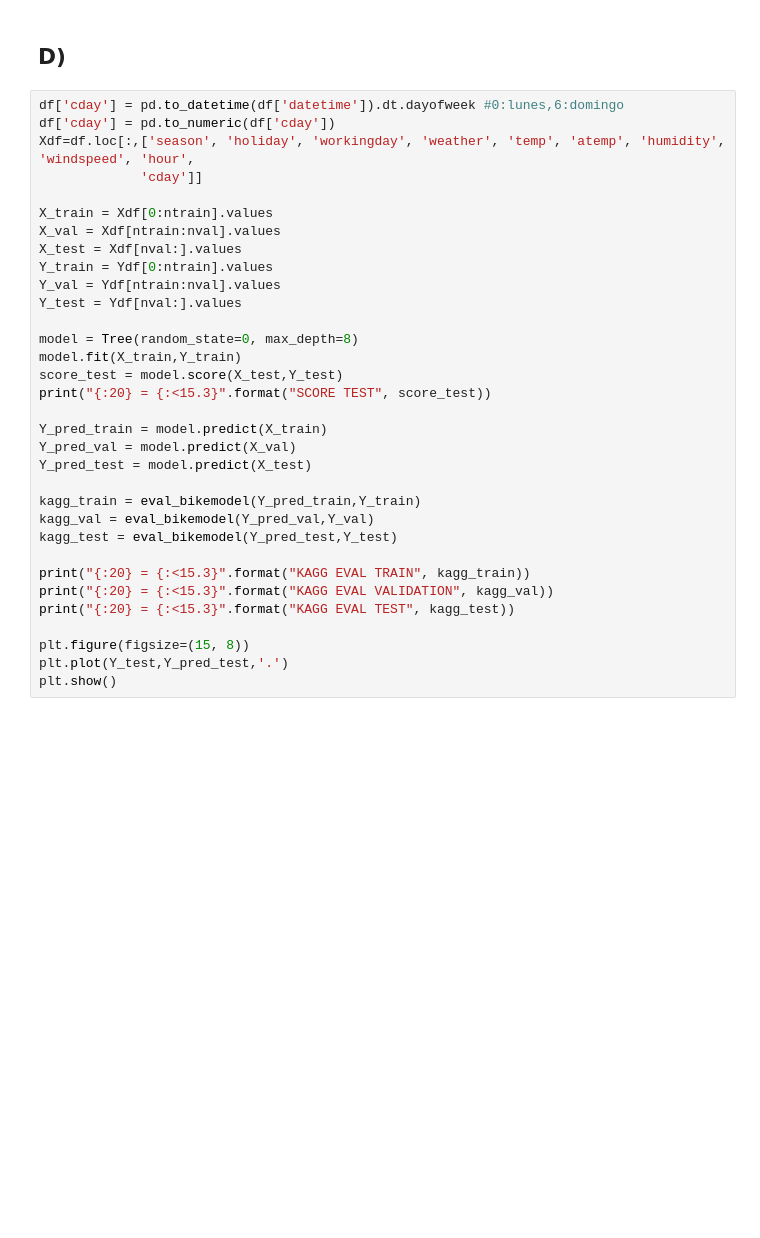
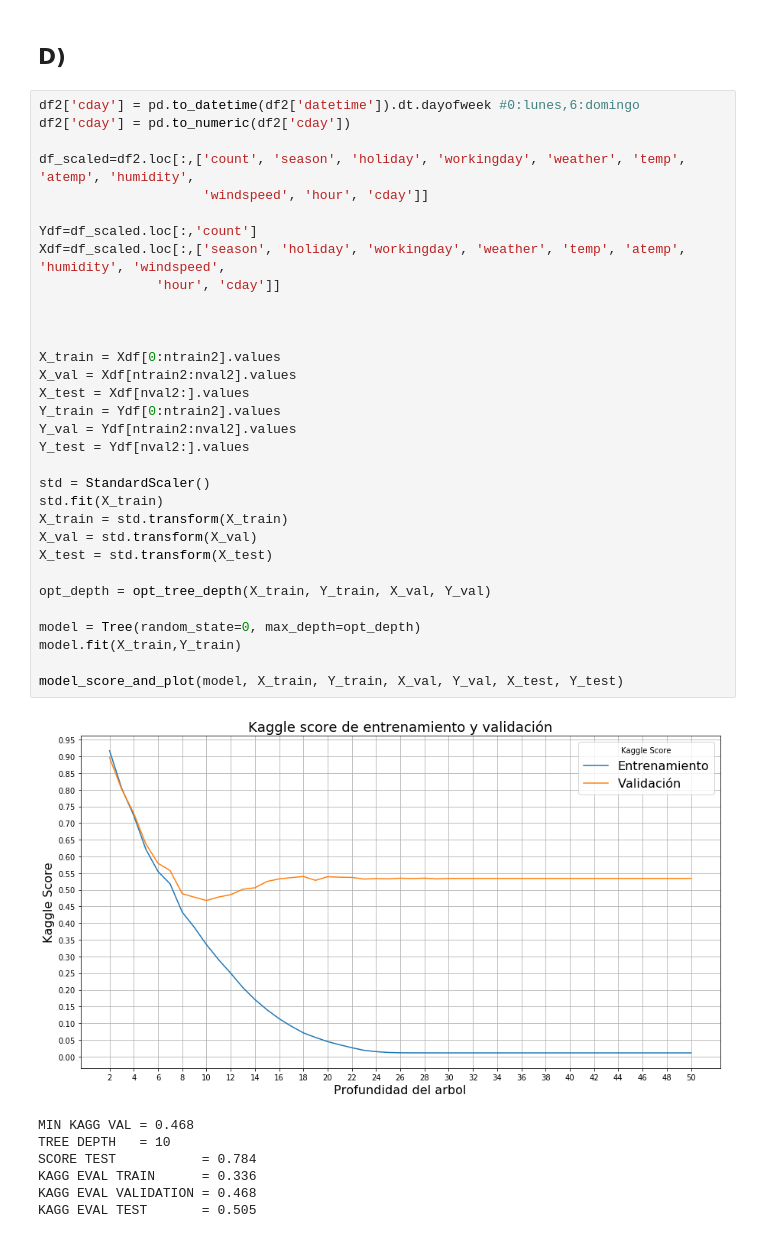
Before and after one commit to JavierL1/Tarea3-INF393, a Jupyter notebook: Untitled.ipynb, the cells around one changed output. Saved outputs shown, nothing was run; the diff lists cells and outputs as text; blank space fills up the shorter version.

```diff
--- a/Untitled.ipynb
+++ b/Untitled.ipynb
@@ -583,35 +586,42 @@ plt.show()
 # %% [markdown]
 ## D)
-# %%
-df['cday'] = pd.to_datetime(df['datetime']).dt.dayofweek #0:lunes,6:domingo
-df['cday'] = pd.to_numeric(df['cday'])
-Xdf=df.loc[:,['season', 'holiday', 'workingday', 'weather', 'temp', 'atemp', 'humidity', 'windspeed', 'hour',
-             'cday']]
-
-X_train = Xdf[0:ntrain].values
-X_val = Xdf[ntrain:nval].values
-X_test = Xdf[nval:].values
-Y_train = Ydf[0:ntrain].values
-Y_val = Ydf[ntrain:nval].values
-Y_test = Ydf[nval:].values
-
-model = Tree(random_state=0, max_depth=8)
-model.fit(X_train,Y_train)
-score_test = model.score(X_test,Y_test)
-print("{:20} = {:<15.3}".format("SCORE TEST", score_test))
-
-Y_pred_train = model.predict(X_train)
-Y_pred_val = model.predict(X_val)
-Y_pred_test = model.predict(X_test)
-
-kagg_train = eval_bikemodel(Y_pred_train,Y_train)
-kagg_val = eval_bikemodel(Y_pred_val,Y_val)
-kagg_test = eval_bikemodel(Y_pred_test,Y_test)
-
-print("{:20} = {:<15.3}".format("KAGG EVAL TRAIN", kagg_train))
-print("{:20} = {:<15.3}".format("KAGG EVAL VALIDATION", kagg_val))
-print("{:20} = {:<15.3}".format("KAGG EVAL TEST", kagg_test))
-
-plt.figure(figsize=(15, 8))
-plt.plot(Y_test,Y_pred_test,'.')
-plt.show()
+# %%
+df2['cday'] = pd.to_datetime(df2['datetime']).dt.dayofweek #0:lunes,6:domingo
+df2['cday'] = pd.to_numeric(df2['cday'])
+
+df_scaled=df2.loc[:,['count', 'season', 'holiday', 'workingday', 'weather', 'temp', 'atemp', 'humidity',
+                     'windspeed', 'hour', 'cday']]
+
+Ydf=df_scaled.loc[:,'count']
+Xdf=df_scaled.loc[:,['season', 'holiday', 'workingday', 'weather', 'temp', 'atemp', 'humidity', 'windspeed',
+               'hour', 'cday']]
+
+
+
+X_train = Xdf[0:ntrain2].values
+X_val = Xdf[ntrain2:nval2].values
+X_test = Xdf[nval2:].values
+Y_train = Ydf[0:ntrain2].values
+Y_val = Ydf[ntrain2:nval2].values
+Y_test = Ydf[nval2:].values
+
+std = StandardScaler()
+std.fit(X_train)
+X_train = std.transform(X_train)
+X_val = std.transform(X_val)
+X_test = std.transform(X_test)
+
+opt_depth = opt_tree_depth(X_train, Y_train, X_val, Y_val)
+
+model = Tree(random_state=0, max_depth=opt_depth)
+model.fit(X_train,Y_train)
+
+model_score_and_plot(model, X_train, Y_train, X_val, Y_val, X_test, Y_test)
+# %% [output]
+[figure, added]
+MIN KAGG VAL = 0.468
+TREE DEPTH   = 10
+SCORE TEST           = 0.784
+KAGG EVAL TRAIN      = 0.336
+KAGG EVAL VALIDATION = 0.468
+KAGG EVAL TEST       = 0.505
```
Also changed, not shown: parts of 9 cells of this notebook.
